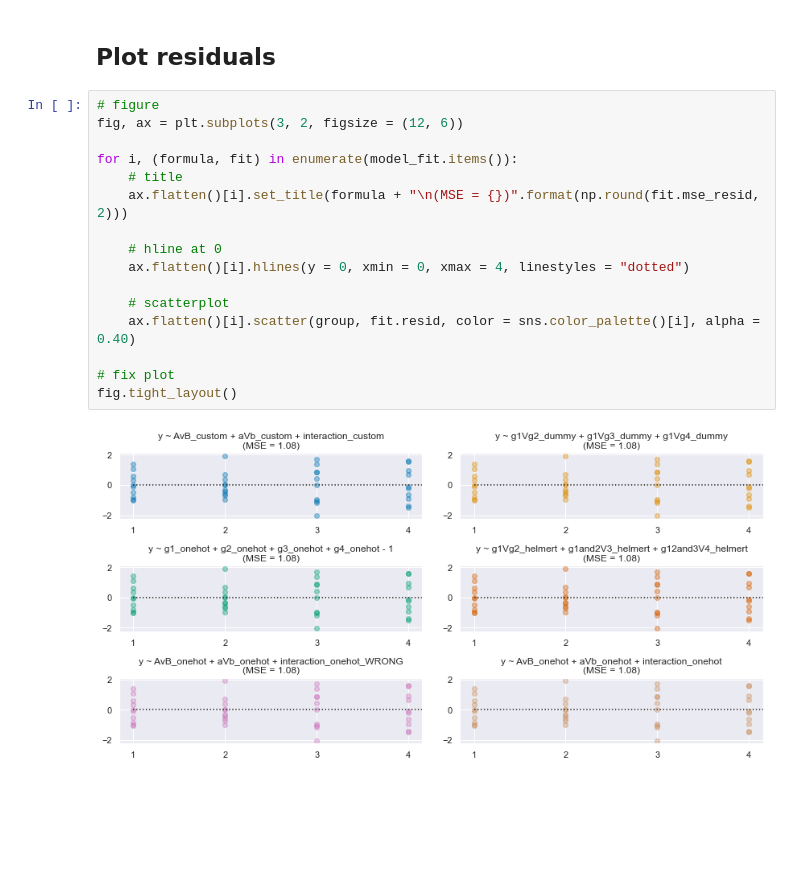
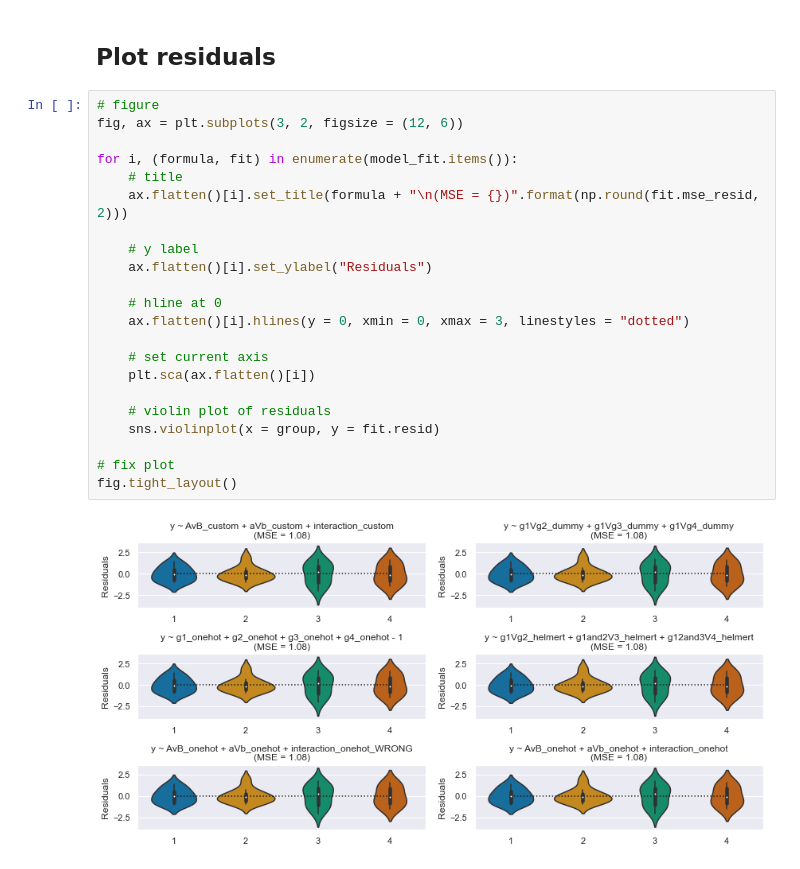
Before and after one commit to nmmichalak/nmmichalak.github.io, a Jupyter notebook: categorical_variables_regression.ipynb, the cells around one changed output. Saved outputs shown, nothing was run; the diff lists cells and outputs as text; blank space fills up the shorter version.

```diff
--- a/categorical_variables_regression.ipynb
+++ b/categorical_variables_regression.ipynb
@@ -769,18 +769,24 @@ for formula in ["y ~ AvB_custom + aVb_custom + interaction_custom", "y ~ g1Vg2_d
 # %%
 # figure
 fig, ax = plt.subplots(3, 2, figsize = (12, 6))
 
 for i, (formula, fit) in enumerate(model_fit.items()):
     # title
     ax.flatten()[i].set_title(formula + "\n(MSE = {})".format(np.round(fit.mse_resid, 2)))
 
+    # y label
+    ax.flatten()[i].set_ylabel("Residuals")
+
     # hline at 0
-    ax.flatten()[i].hlines(y = 0, xmin = 0, xmax = 4, linestyles = "dotted")
+    ax.flatten()[i].hlines(y = 0, xmin = 0, xmax = 3, linestyles = "dotted")
 
-    # scatterplot
-    ax.flatten()[i].scatter(group, fit.resid, color = sns.color_palette()[i], alpha = 0.40)
+    # set current axis
+    plt.sca(ax.flatten()[i])
+
+    # violin plot of residuals
+    sns.violinplot(x = group, y = fit.resid)
 
 # fix plot
 fig.tight_layout()
 # %% [output]
-[figure, old version]
+[figure, new version]
```
Also changed, not shown: parts of 12 cells of this notebook.
